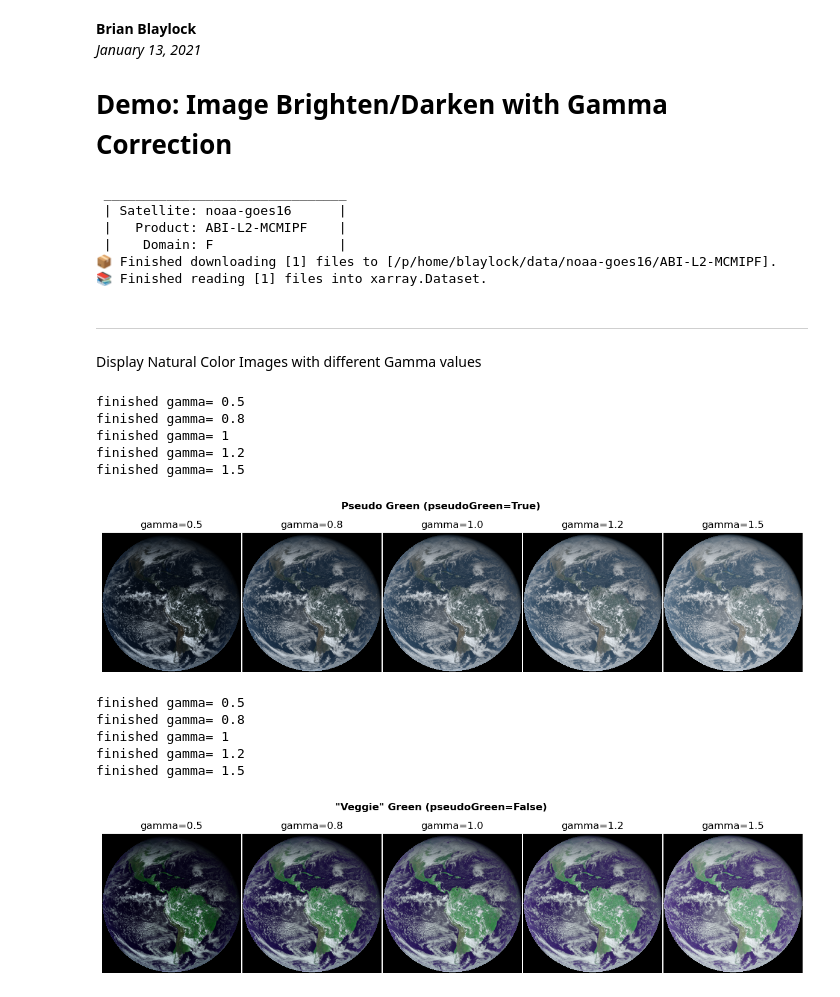
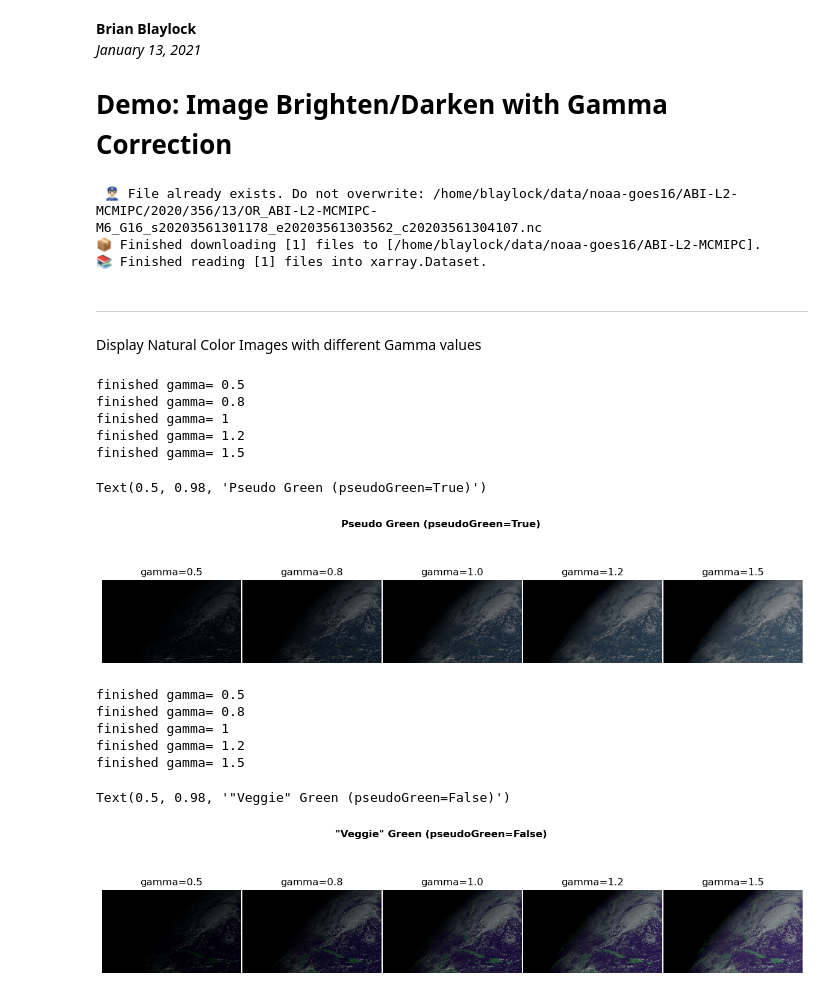
Before and after one commit to blaylockbk/goes2go, a Jupyter notebook: docs/user_guide/notebooks/DEMO_rgb_gamma-correction_NaturalColor.ipynb, the cells around one changed output. Cells and saved outputs as stored; diff of their text form; code cells hidden in the pictures.

```diff
--- a/docs/user_guide/notebooks/DEMO_rgb_gamma-correction_NaturalColor.ipynb
+++ b/docs/user_guide/notebooks/DEMO_rgb_gamma-correction_NaturalColor.ipynb
@@ -1,5 +1,5 @@
 # %% [markdown]
 **Brian Blaylock**
-*January 13, 2021*
+_January 13, 2021_
 
 # Demo: Image Brighten/Darken with Gamma Correction
@@ -10,12 +10,10 @@ import matplotlib.pyplot as plt
 # %%
 # Obtain a GOES ABI multichannel image
-g = goes_nearesttime("2020-12-13 18:00", satellite=16, product="ABI", domain="F")
+G = GOES(satellite=16, product="ABI", domain="C")
+ds = G.nearesttime("2020-12-21 13:00")
 # %% [output]
- _______________________________
- | Satellite: noaa-goes16      |
- |   Product: ABI-L2-MCMIPF    |
- |    Domain: F                |
-📦 Finished downloading [1] files to [/p/home/blaylock/data/noaa-goes16/ABI-L2-MCMIPF].
+ 👮🏻‍♂️ File already exists. Do not overwrite: /home/blaylock/data/noaa-goes16/ABI-L2-MCMIPC/2020/356/13/OR_ABI-L2-MCMIPC-M6_G16_s20203561301178_e20203561303562_c20203561304107.nc
+📦 Finished downloading [1] files to [/home/blaylock/data/noaa-goes16/ABI-L2-MCMIPC].
 📚 Finished reading [1] files into xarray.Dataset.
 # %% [markdown]
 ---
@@ -23,42 +22,44 @@ Display Natural Color Images with different Gamma values
 # %%
 gammas = [0.5, 0.8, 1, 1.2, 1.5]
 
 fig, axes = plt.subplots(1, len(gammas), figsize=[15, 3.5], dpi=100)
 for gamma, ax in zip(gammas, axes):
-    nc = NaturalColor(g.thin(5), gamma)
-    ax.imshow(nc.NaturalColor)
+    nc = ds.thin(10).rgb.NaturalColor(gamma)
+    ax.imshow(nc)
     ax.axis("off")
     ax.set_title(f"gamma={gamma:.1f}")
     print("finished gamma=", gamma)
 plt.subplots_adjust(wspace=0.01)
 plt.suptitle("Pseudo Green (pseudoGreen=True)", fontweight="bold")
 
-plt.savefig(f"../docs/_static/gamma_demo_NaturalColor-PsuedoGreen", bbox_inches="tight")
+# plt.savefig(f"../docs/_static/gamma_demo_NaturalColor-PsuedoGreen", bbox_inches="tight")
 # %% [output]
 finished gamma= 0.5
 finished gamma= 0.8
 finished gamma= 1
 finished gamma= 1.2
 finished gamma= 1.5
+Text(0.5, 0.98, 'Pseudo Green (pseudoGreen=True)')
-[figure, old version]
+[figure, new version]
 # %%
 gammas = [0.5, 0.8, 1, 1.2, 1.5]
 
 fig, axes = plt.subplots(1, len(gammas), figsize=[15, 3.5], dpi=100)
 for gamma, ax in zip(gammas, axes):
-    nc = NaturalColor(g.thin(5), gamma, pseudoGreen=False)
-    ax.imshow(nc.NaturalColor)
+    nc = ds.thin(10).rgb.NaturalColor(gamma, pseudoGreen=False)
+    ax.imshow(nc)
     ax.axis("off")
     ax.set_title(f"gamma={gamma:.1f}")
     print("finished gamma=", gamma)
 plt.subplots_adjust(wspace=0.01)
 plt.suptitle('"Veggie" Green (pseudoGreen=False)', fontweight="bold")
 
-plt.savefig(f"../docs/_static/gamma_demo_NaturalColor-VeggieGreen", bbox_inches="tight")
+# plt.savefig(f"../docs/_static/gamma_demo_NaturalColor-VeggieGreen", bbox_inches="tight")
 # %% [output]
 finished gamma= 0.5
 finished gamma= 0.8
 finished gamma= 1
 finished gamma= 1.2
 finished gamma= 1.5
+Text(0.5, 0.98, '"Veggie" Green (pseudoGreen=False)')
-[figure, old version]
+[figure, new version]
```
Also changed, not shown: parts of 2 cells of this notebook, 12 other files.
